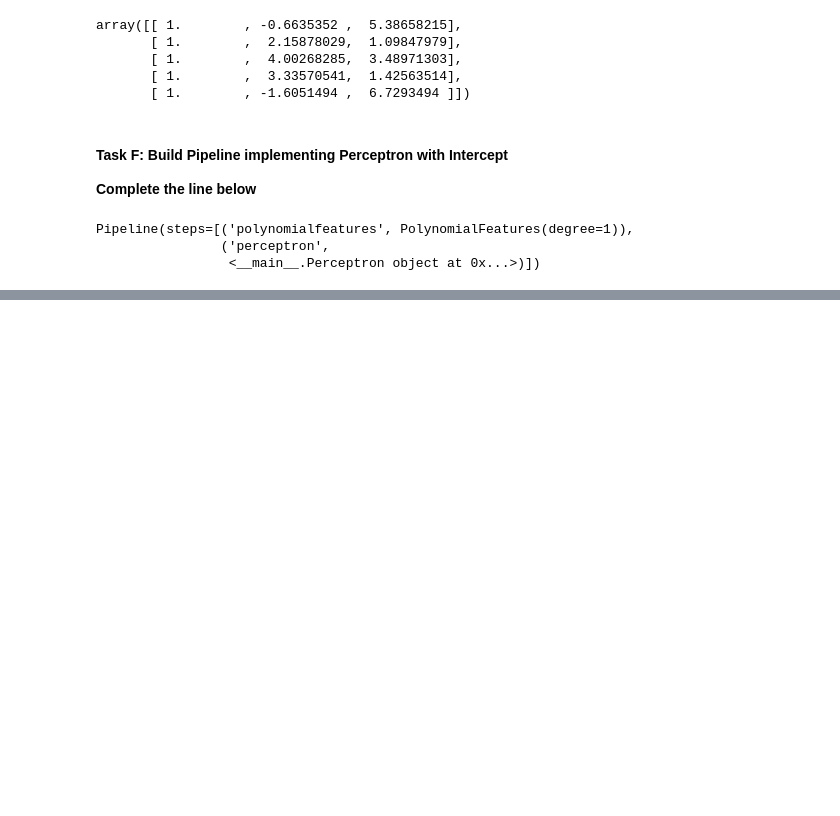
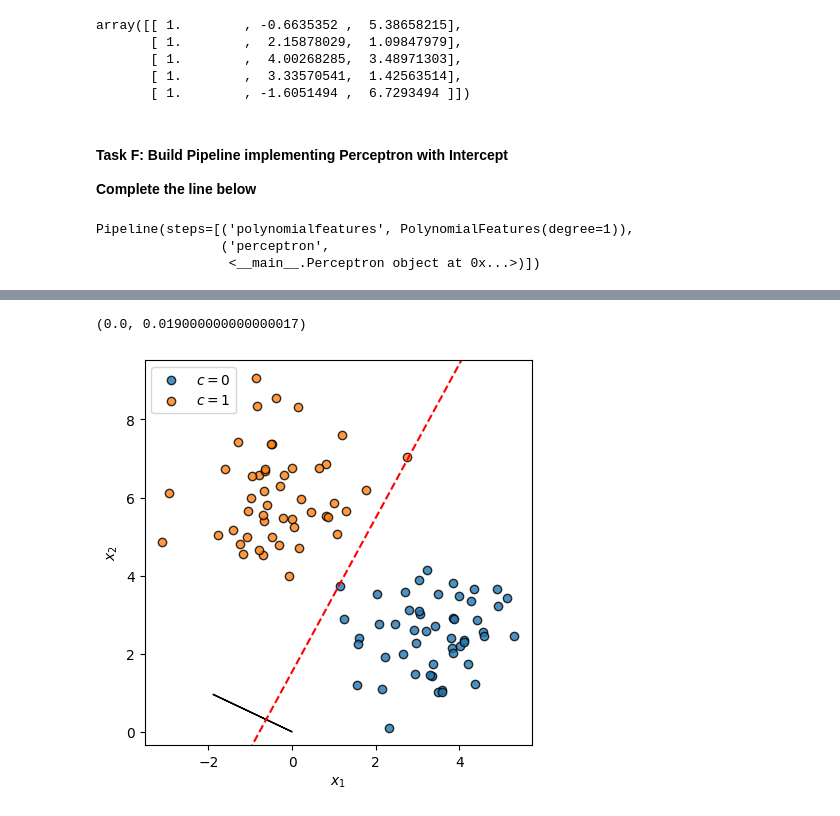
Before and after one commit to ByteToBits/CompScience, a Jupyter notebook: Computer Science/Machine Learning/Module 3 Linear Models for Classifications/Perceptron.ipynb, the cells around one changed output, grey strips where cells are left out. Cells and saved outputs as stored; diff of their text form; code cells hidden in the pictures; blank space fills up the shorter version.

```diff
--- a/Computer Science/Machine Learning/Module 3 Linear Models for Classifications/Perceptron.ipynb
+++ b/Computer Science/Machine Learning/Module 3 Linear Models for Classifications/Perceptron.ipynb
@@ -791,0 +794,17 @@ perceptron_part.w_, len(perceptron_part.w_trace_)
+# %%
+zero_one_loss(perceptron_with_intercept.predict(x_train), y_train), zero_one_loss(perceptron_with_intercept.predict(x_test), y_test)
+# %% [output]
+(0.0, 0.019000000000000017)
+# %%
+def plot_decision_boundary_from_weights_with_intercept(w, ax=None):
+    slope = -w[1]/w[2]
+    intercept = -w[0]/w[2]
+    plot_line(slope, intercept, ax, shape='--', color='red')
+
+plt.figure(figsize=(5, 5))
+scatter_data_by_target_value(x_train, y_train)
+plot_decision_boundary_from_weights_with_intercept(perceptron_part.w_)
+plt.arrow(0, 0, *perceptron_part.w_[1:]*5)
+plt.show()
+# %% [output]
+[figure, added]
```
Also changed, not shown: parts of 4 cells of this notebook, 2 other files.
